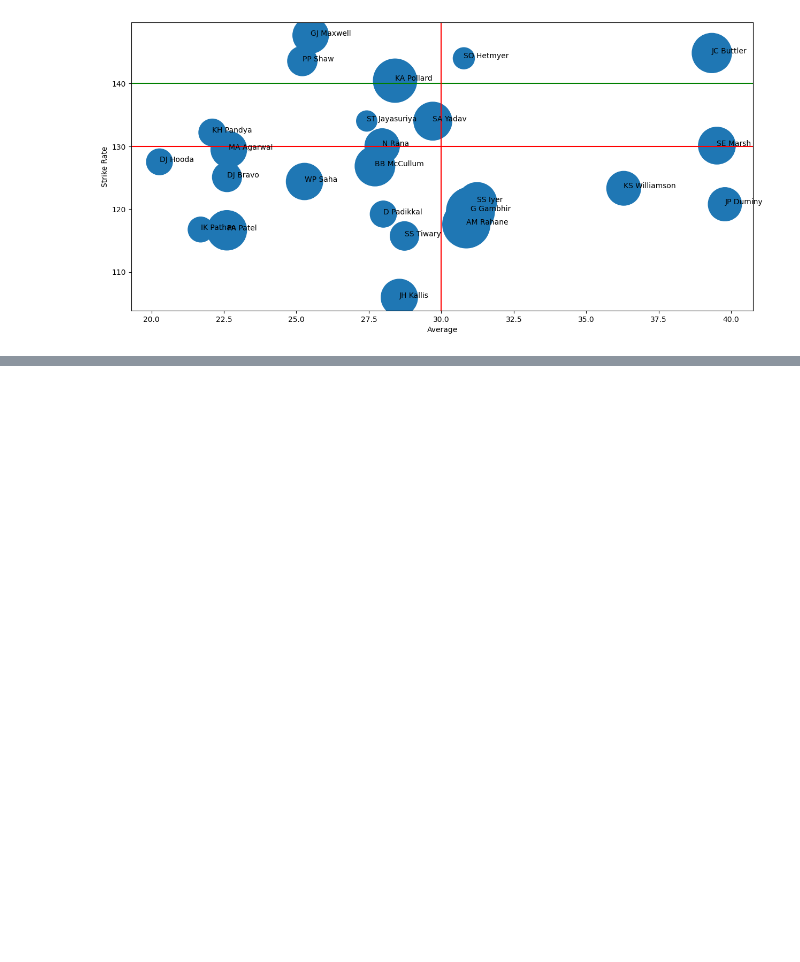
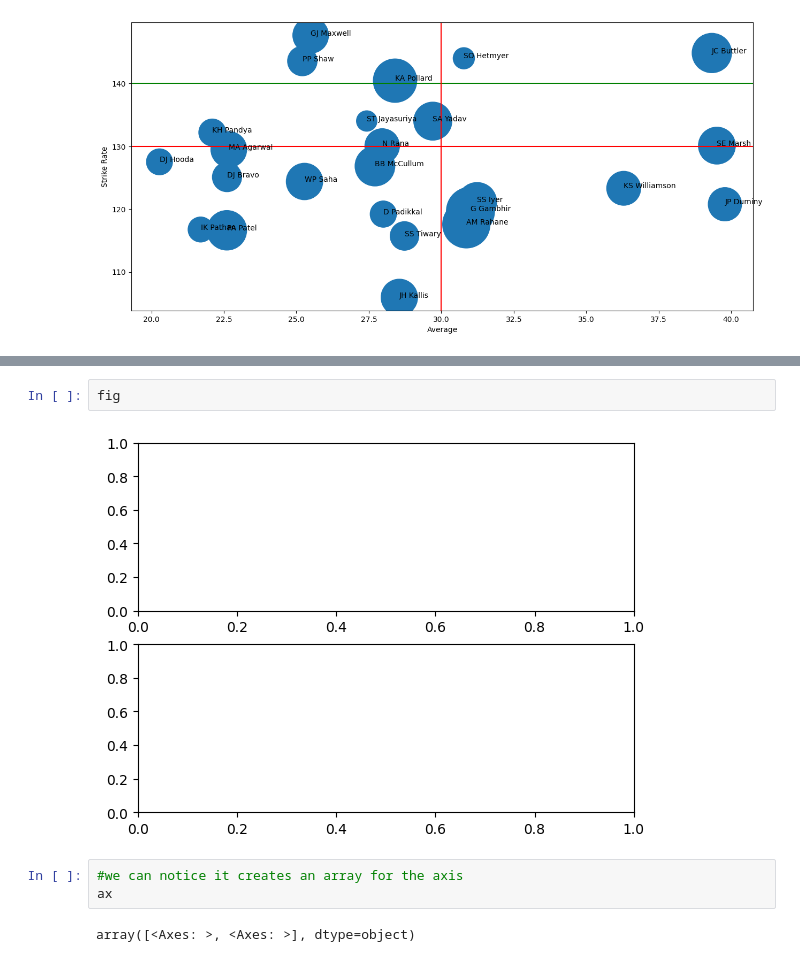
Before and after one commit to hrishavraj89/advanced_matplotlib, a Jupyter notebook: notebook.ipynb, the cells around one changed output, grey strips where cells are left out. Cells and saved outputs as stored; diff of their text form; blank space fills up the shorter version.

```diff
--- a/notebook.ipynb
+++ b/notebook.ipynb
@@ -134,0 +162,9 @@ Text(0, 0.5, 'Strike Rate')
+# %%
+fig
+# %% [output]
+[figure, added]
+# %%
+#we can notice it creates an array for the axis
+ax
+# %% [output]
+array([<Axes: >, <Axes: >], dtype=object)
```
Also changed, not shown: parts of 9 cells of this notebook.
